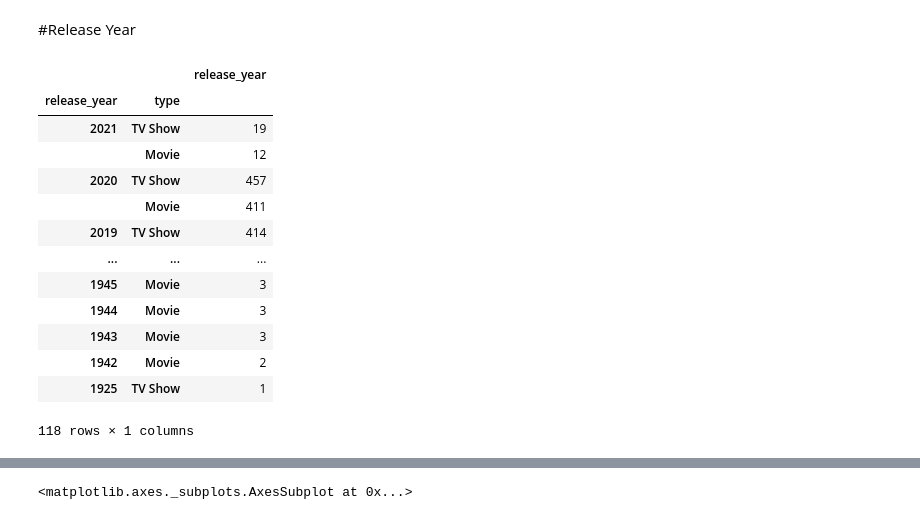
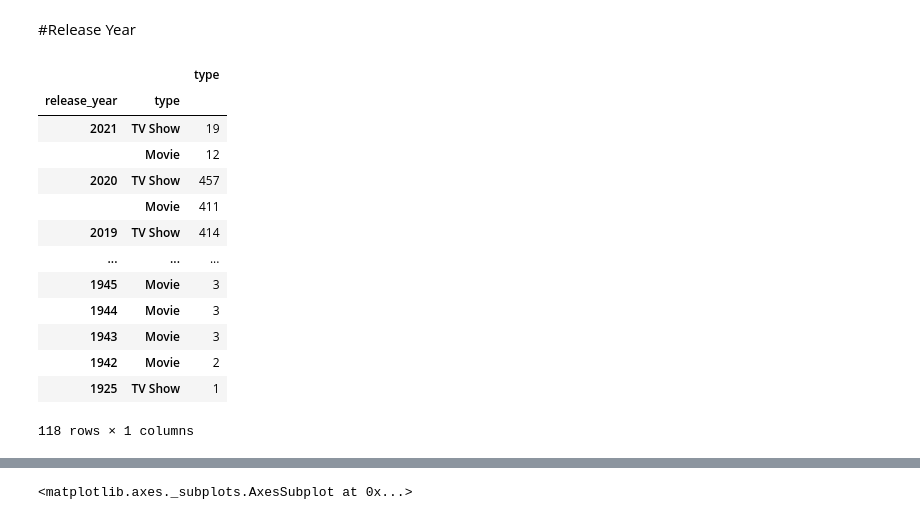
Before and after one commit to Zeeshan00789/NETFLIX-MOVIES-AND-TV-SHOWS-CLUSTERING-, a Jupyter notebook: NETFLIX_MOVIES_AND_TV_SHOWS_CLUSTERING.ipynb, the cells around one changed output, grey strips where cells are left out. Drawn from its saved outputs; the diff is of its cells as text; code cells hidden in the pictures.

```diff
--- a/NETFLIX_MOVIES_AND_TV_SHOWS_CLUSTERING.ipynb
+++ b/NETFLIX_MOVIES_AND_TV_SHOWS_CLUSTERING.ipynb
@@ -233,10 +234,10 @@ movies=df[df['type']=='Movie']
 # %%
-rels=df.groupby(['release_year','type']).agg({'release_year':'count'}).sort_index(ascending=False)
+rels=df.groupby(['release_year','type']).agg({'type':'count'}).sort_index(ascending=False)
 
 
 rels
 # %% [output]
-|  |  | release_year |
+|  |  | type |
 | release_year | type |  |
 | 2021 | TV Show | 19 |
 |  | Movie | 12 |
```
Also changed, not shown: parts of 22 cells of this notebook.
